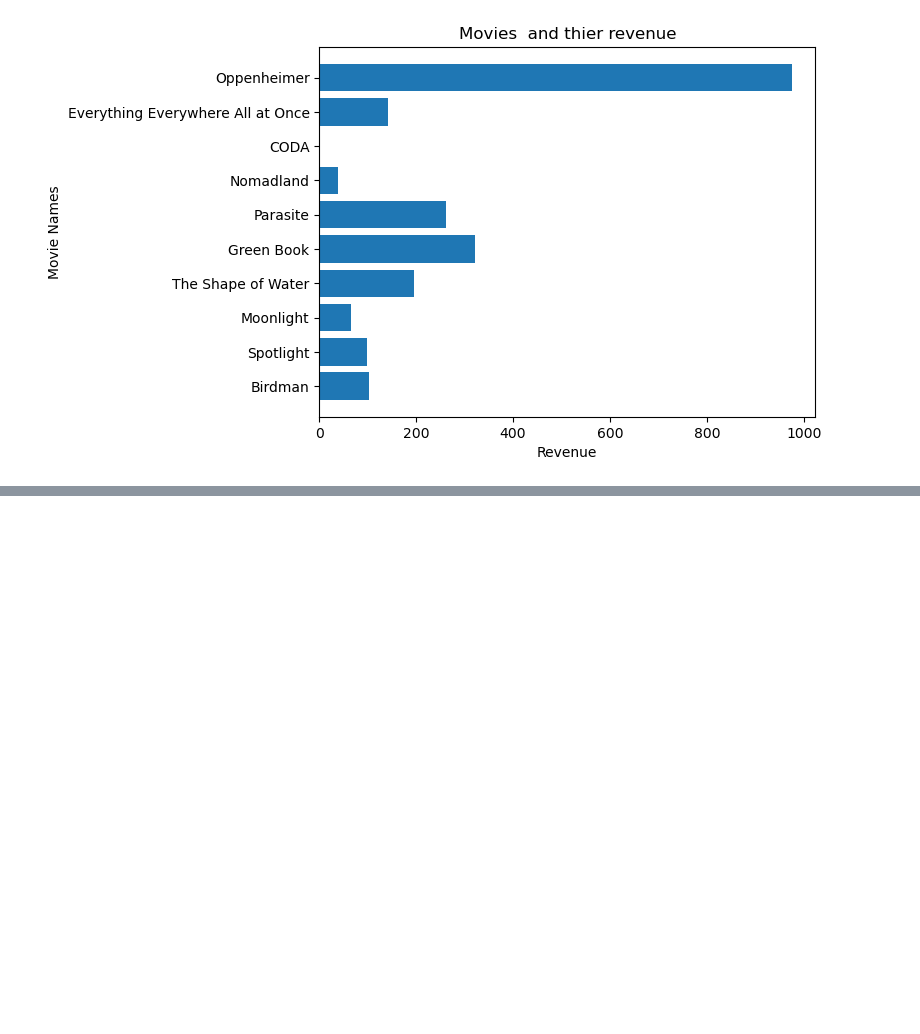
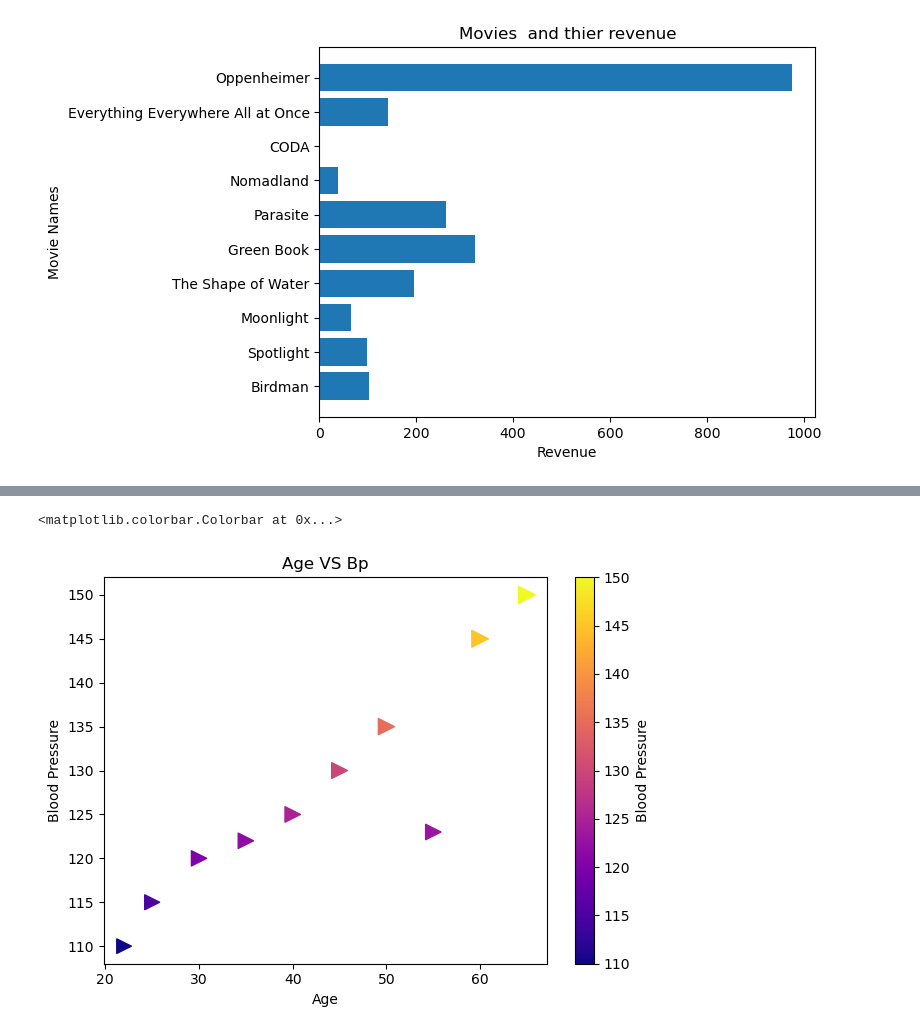
Before and after one commit to mihirgupta665/PRIME-AI-And-ML-, a Jupyter notebook: 5_Data_Visualization/2_All_Plots._Charts.ipynb, the cells around one changed output, grey strips where cells are left out. Cells and saved outputs as stored; diff of their text form; code cells hidden in the pictures; blank space fills up the shorter version.

```diff
--- a/5_Data_Visualization/2_All_Plots._Charts.ipynb
+++ b/5_Data_Visualization/2_All_Plots._Charts.ipynb
@@ -93,0 +98,14 @@ plt.tight_layout()
+# %%
+people = ["Person A", "Person B", "Person C", "Person D", "Person E", "Person F", "Person G", "Person H", "Person I", "Person J"]
+age = [22, 25, 30, 35, 40, 45, 50, 55, 60, 65]
+blood_pressure = [110, 115, 120, 122, 125, 130, 135, 123, 145, 150]
+colors = ["red" if x>=135 else "green" for x in blood_pressure]
+plt.scatter(age, blood_pressure, s=blood_pressure, marker=">", cmap="plasma", c=blood_pressure)
+plt.title("Age VS Bp")
+plt.xlabel("Age")
+plt.ylabel("Blood Pressure")
+plt.tight_layout()
+plt.colorbar(label="Blood Pressure")
+# %% [output]
+<matplotlib.colorbar.Colorbar at 0x...>
+[figure, added]
```
Also changed, not shown: parts of 2 cells of this notebook, 1 other file.
